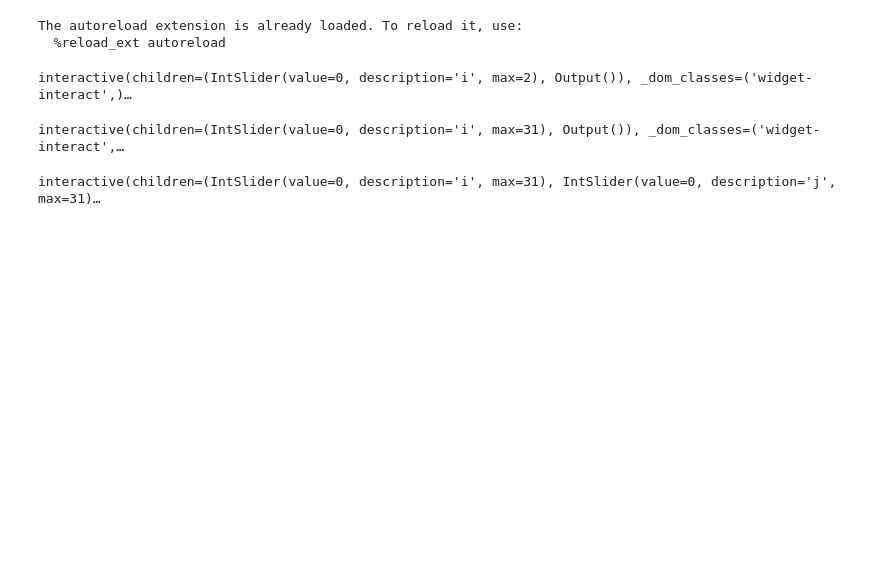
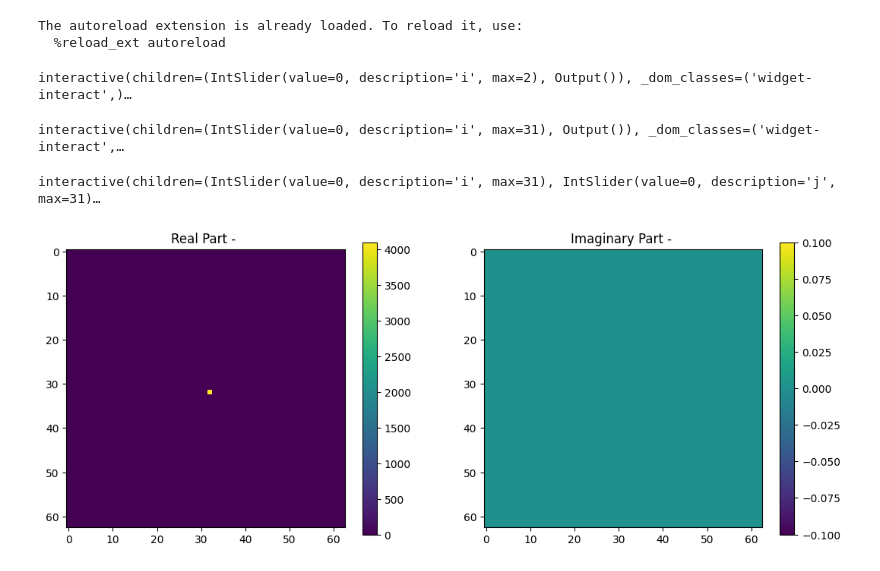
Before and after one commit to ISIPINK/Project-2023-2024-Multigrid-voor-het-oplossen-van-complex-waardige-Helmholtz-problemen, a Jupyter notebook: code/test_constructions2D.ipynb, the cells around one changed output. Cells and saved outputs as stored; diff of their text form; code cells hidden in the pictures; blank space fills up the shorter version.

```diff
--- a/code/test_constructions2D.ipynb
+++ b/code/test_constructions2D.ipynb
@@ -29,3 +29,8 @@ def tmp(i,j):
     plt_vec2D(wave_basis_2D(n,i,j))
 # %% [output]
 interactive(children=(IntSlider(value=0, description='i', max=31), IntSlider(value=0, description='j', max=31)…
+# %%
+n = 64
+plt_vec2D(pointsource_half2D(n))
+# %% [output]
+[figure, added]
```
Also changed, not shown: 6 other files.
